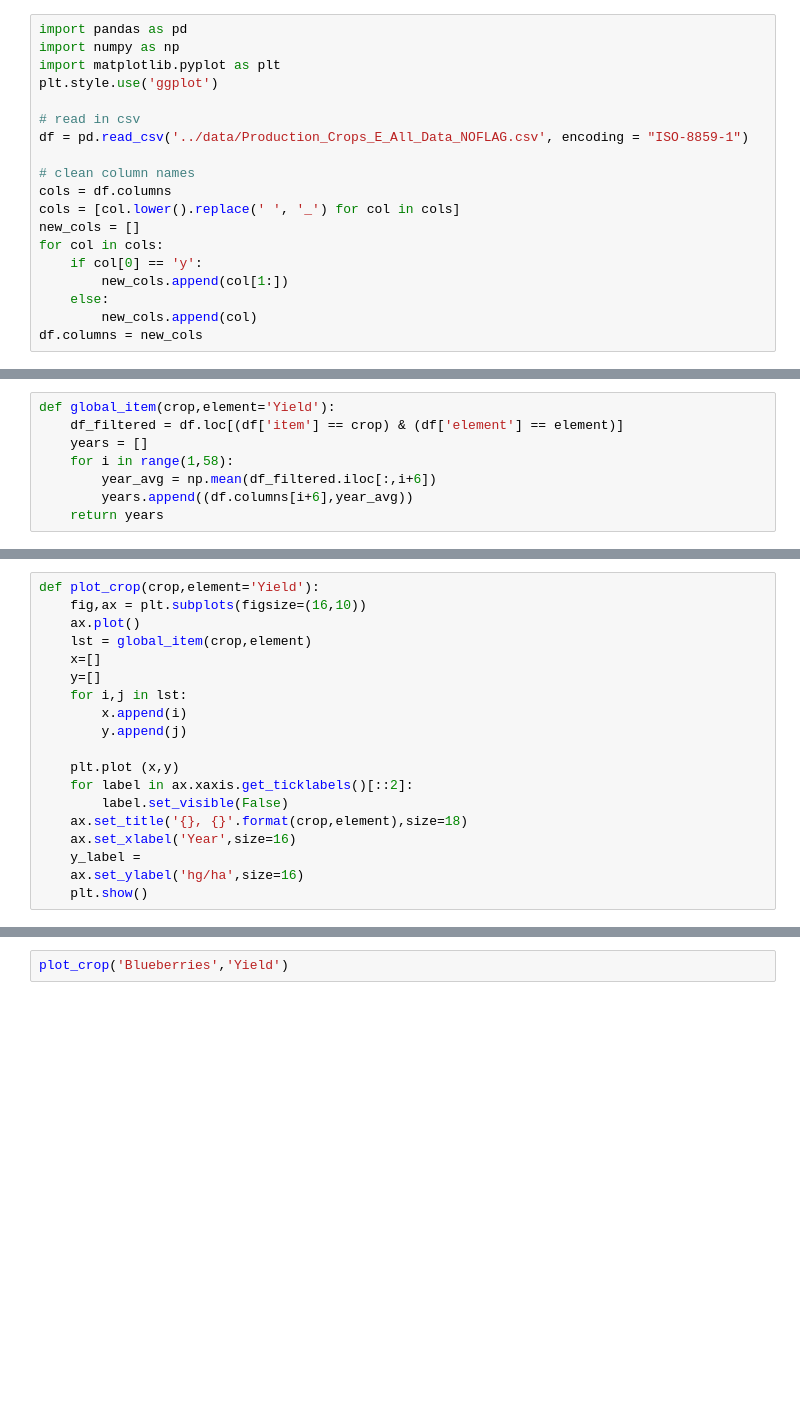
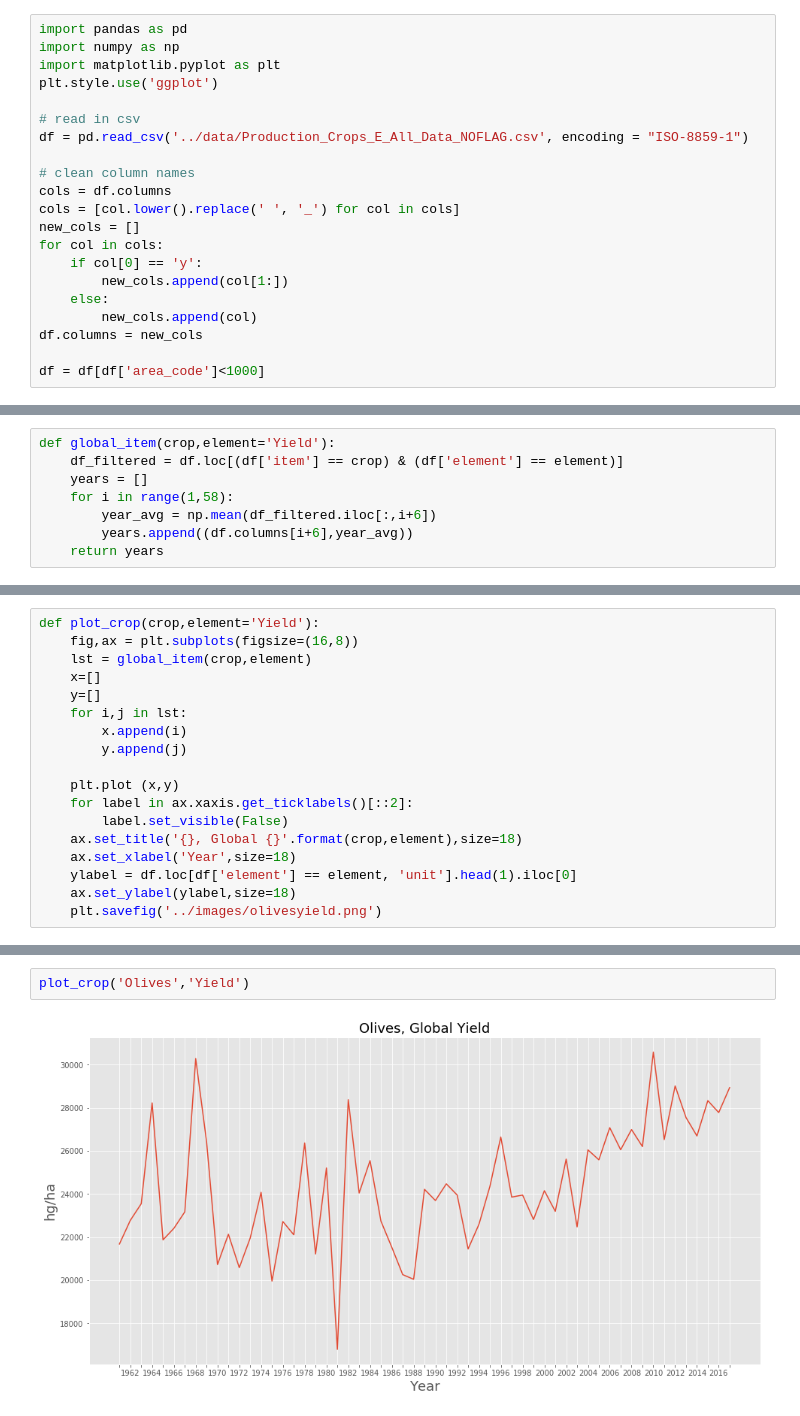
Before and after one commit to alyserecord/agricultural_yield, a Jupyter notebook: src/graphs_playground.ipynb, the cells around one changed output, grey strips where cells are left out. Cells and saved outputs as stored; diff of their text form; blank space fills up the shorter version.

```diff
--- a/src/graphs_playground.ipynb
+++ b/src/graphs_playground.ipynb
@@ -17,6 +17,8 @@ for col in cols:
     else:
         new_cols.append(col)
 df.columns = new_cols
+
+df = df[df['area_code']<1000]
 # %%
 def global_change_rate(crop,element='Yield'):
     df_filtered = df.loc[(df['item'] == crop) & (df['element'] == element)]
@@ -111,7 +81,6 @@ global_item('Blueberries')
 # %%
 def plot_crop(crop,element='Yield'):
-    fig,ax = plt.subplots(figsize=(16,10))
-    ax.plot()
+    fig,ax = plt.subplots(figsize=(16,8))
     lst = global_item(crop,element)
     x=[]
     y=[]
@@ -122,8 +91,8 @@ def plot_crop(crop,element='Yield'):
     plt.plot (x,y)
     for label in ax.xaxis.get_ticklabels()[::2]:
         label.set_visible(False)
-    ax.set_title('{}, {}'.format(crop,element),size=18)
-    ax.set_xlabel('Year',size=16)
-    y_label =
-    ax.set_ylabel('hg/ha',size=16)
-    plt.show()
+    ax.set_title('{}, Global {}'.format(crop,element),size=18)
+    ax.set_xlabel('Year',size=18)
+    ylabel = df.loc[df['element'] == element, 'unit'].head(1).iloc[0]
+    ax.set_ylabel(ylabel,size=18)
+    plt.savefig('../images/olivesyield.png')
@@ -132,2 +99,4 @@ SyntaxError: invalid syntax (<ipython-input-6-3ade42607c13>, line 16)
 # %%
-plot_crop('Blueberries','Yield')
+plot_crop('Olives','Yield')
+# %% [output]
+[figure, added]
```
Also changed, not shown: parts of 11 cells of this notebook, 3 other files.
